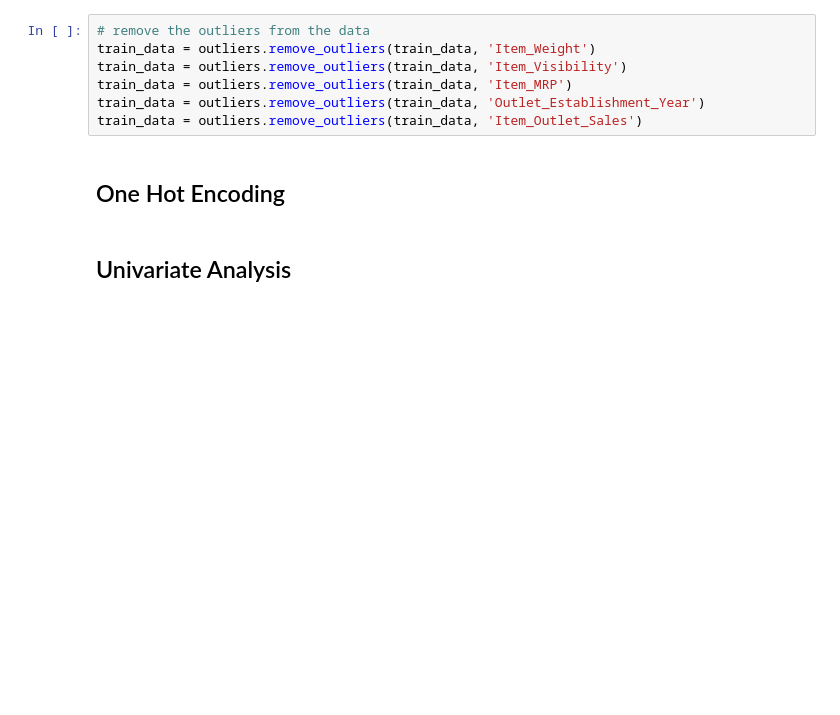
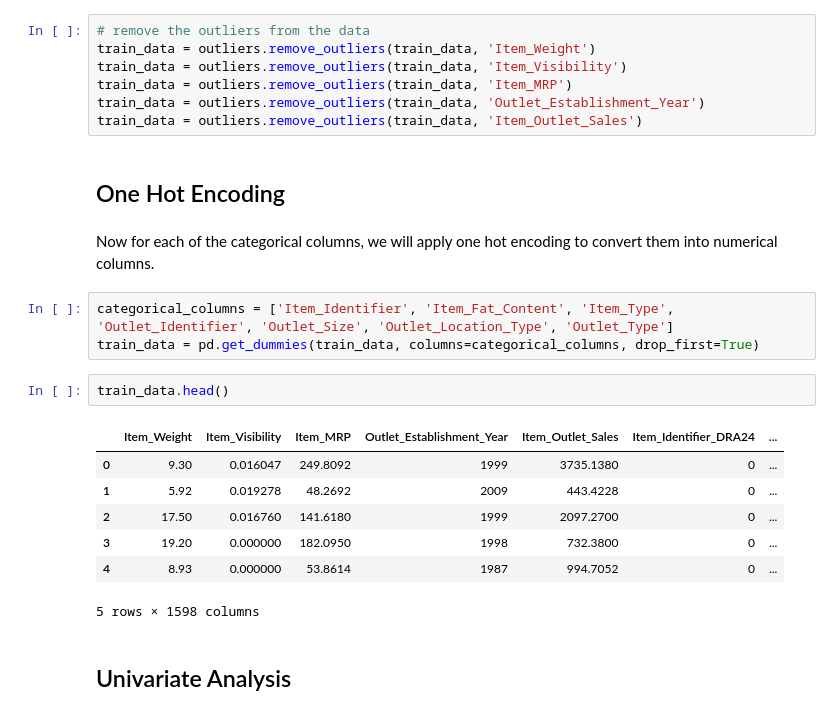
Before and after one commit to Technocolabs100/BigMart-Data-Analysis-and-Prediction, a Jupyter notebook: Mahmoud_Khaled_mahmoud.khaled12245@gmail.com.ipynb, the cells around one changed output. Cells and saved outputs as stored; diff of their text form; blank space fills up the shorter version.

```diff
--- a/Mahmoud_Khaled_mahmoud.khaled12245@gmail.com.ipynb
+++ b/Mahmoud_Khaled_mahmoud.khaled12245@gmail.com.ipynb
@@ -286,6 +323,21 @@ train_data = outliers.remove_outliers(train_data, 'Outlet_Establishment_Year')
 train_data = outliers.remove_outliers(train_data, 'Item_Outlet_Sales')
 # %% [markdown]
 ## One Hot Encoding
+# %% [markdown]
+Now for each of the categorical columns, we will apply one hot encoding to convert them into numerical columns.
+# %%
+categorical_columns = ['Item_Identifier', 'Item_Fat_Content', 'Item_Type', 'Outlet_Identifier', 'Outlet_Size', 'Outlet_Location_Type', 'Outlet_Type']
+train_data = pd.get_dummies(train_data, columns=categorical_columns, drop_first=True)
+# %%
+train_data.head()
+# %% [output]
+|  | Item_Weight | Item_Visibility | Item_MRP | Outlet_Establishment_Year | Item_Outlet_Sales | Item_Identifier_DRA24 | ... |
+| 0 | 9.30 | 0.016047 | 249.8092 | 1999 | 3735.1380 | 0 | ... |
+| 1 | 5.92 | 0.019278 | 48.2692 | 2009 | 443.4228 | 0 | ... |
+| 2 | 17.50 | 0.016760 | 141.6180 | 1999 | 2097.2700 | 0 | ... |
+| 3 | 19.20 | 0.000000 | 182.0950 | 1998 | 732.3800 | 0 | ... |
+| 4 | 8.93 | 0.000000 | 53.8614 | 1987 | 994.7052 | 0 | ... |
+5 rows × 1598 columns
 # %% [markdown]
 ## Univariate Analysis
 # %% [markdown]
```
Also changed, not shown: parts of 18 cells of this notebook.
